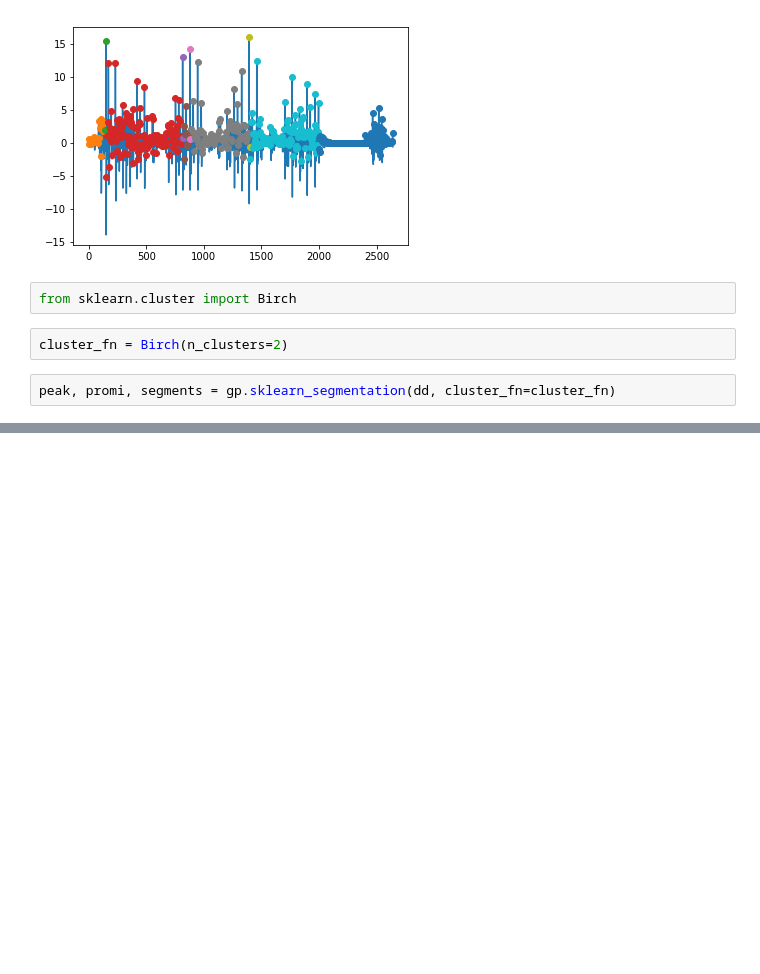
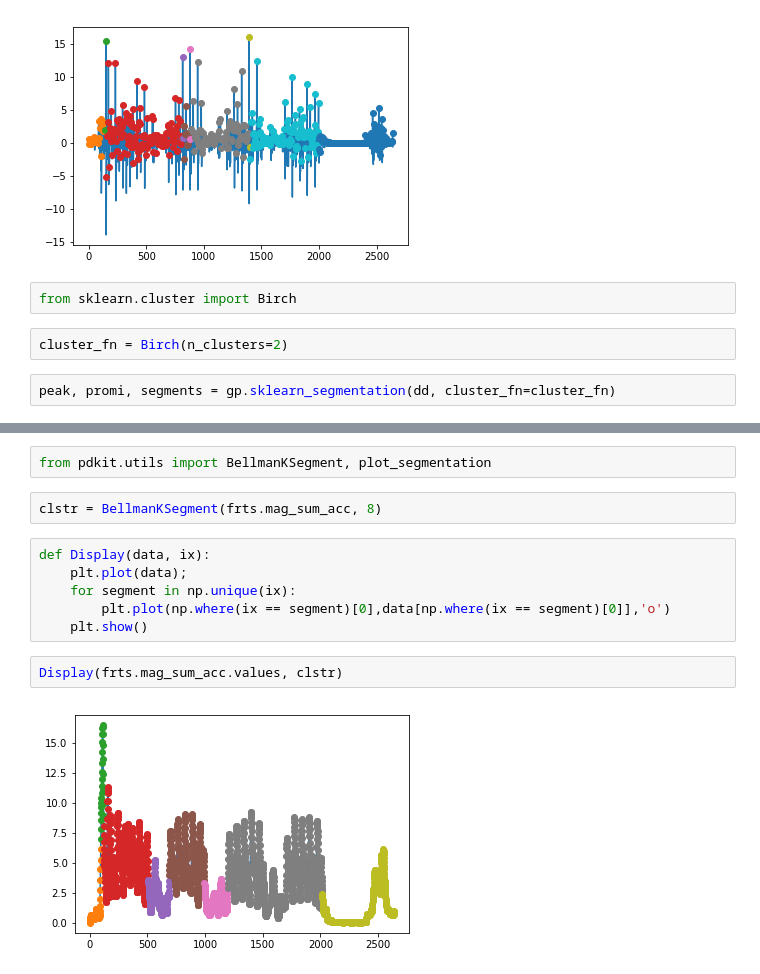
Before and after one commit to pdkit/pdkit, a Jupyter notebook: notebooks/test_segmentation.ipynb, the cells around one changed output, grey strips where cells are left out. Saved outputs shown, nothing was run; the diff lists cells and outputs as text; blank space fills up the shorter version.

```diff
--- a/notebooks/test_segmentation.ipynb
+++ b/notebooks/test_segmentation.ipynb
@@ -62,2 +73,16 @@ plot_bellman_segmentation(dd.filtered_signal.values, peak, segments)
 # %% [output]
 [figure]
+# %%
+from pdkit.utils import BellmanKSegment, plot_segmentation
+# %%
+clstr = BellmanKSegment(frts.mag_sum_acc, 8)
+# %%
+def Display(data, ix):
+    plt.plot(data);
+    for segment in np.unique(ix):
+        plt.plot(np.where(ix == segment)[0],data[np.where(ix == segment)[0]],'o')
+    plt.show()
+# %%
+Display(frts.mag_sum_acc.values, clstr)
+# %% [output]
+[figure, added]
```
Also changed, not shown: parts of 8 cells of this notebook, 15 other files.
